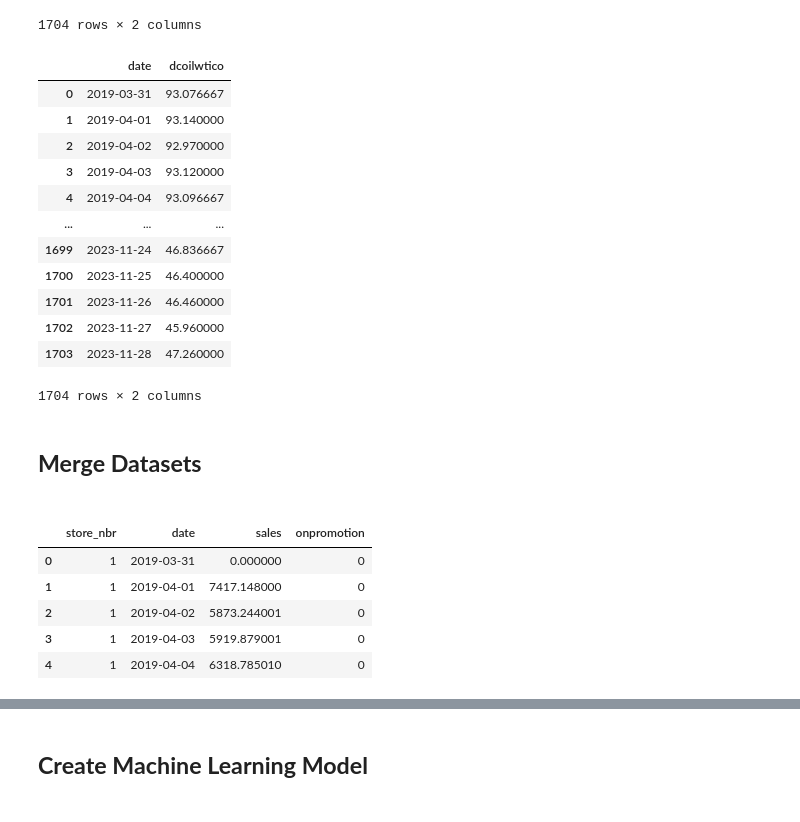
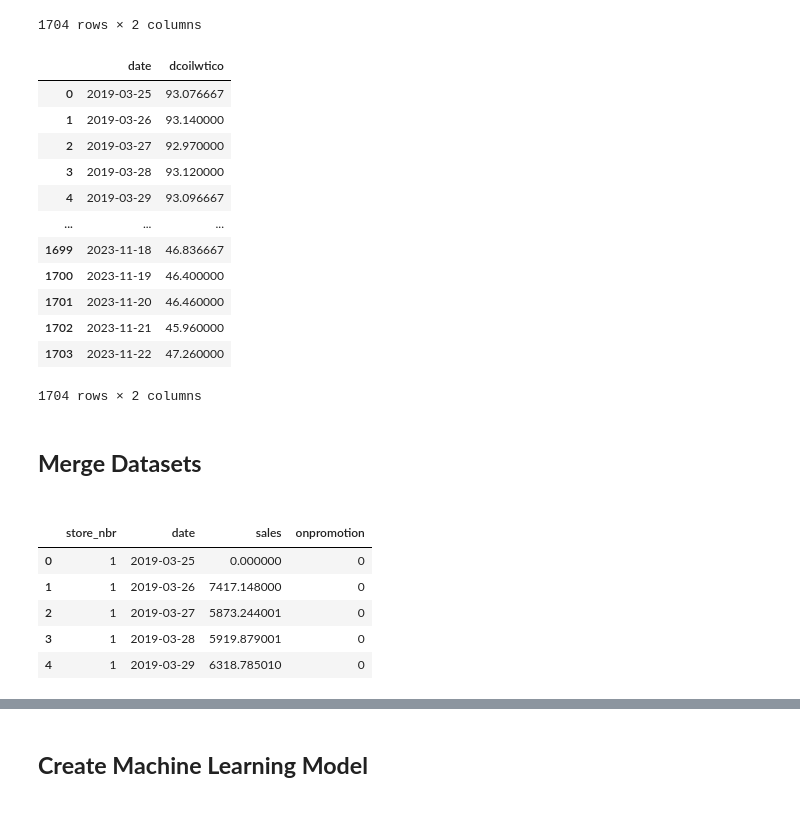
Before and after one commit to rhamdansyahrulm/Store-Sales, a Jupyter notebook: Store_Sales.ipynb, the cells around one changed output, grey strips where cells are left out. Drawn from its saved outputs; the diff is of its cells as text; code cells hidden in the pictures.

```diff
--- a/Store_Sales.ipynb
+++ b/Store_Sales.ipynb
@@ -555,45 +563,45 @@ oil_all_date
 # %%
 # Imputing missing values in the 'dcoilwtico' column using K-Nearest Neighbors regression.
 
 # Extracting training data (non-null 'dcoilwtico' values) for input and target variables.
 x_train = oil_all_date.loc[~oil_all_date['dcoilwtico'].isnull(), 'date'].values.reshape(-1, 1)
 y_train = oil_all_date.loc[~oil_all_date['dcoilwtico'].isnull(), 'dcoilwtico']
 
 # Extracting test data (null 'dcoilwtico' values) for input variables.
 x_test = oil_all_date.loc[oil_all_date['dcoilwtico'].isnull(), 'date'].values.reshape(-1, 1)
 
 # Setting the number of neighbors for K-Nearest Neighbors.
 K = 3
 
 # Creating a K-Nearest Neighbors regressor model and fitting it to the training data.
 model = KNeighborsRegressor(n_neighbors=K)
 model.fit(x_train, y_train)
 
 # Making predictions for missing 'dcoilwtico' values using the trained model.
 predictions = model.predict(x_test)
 
 # Creating a copy of the dataset for imputed values.
 oil_imputed = oil_all_date.copy()
 
 # Imputing missing 'dcoilwtico' values with the predicted values.
 oil_imputed.loc[oil_imputed['dcoilwtico'].isnull(), 'dcoilwtico'] = predictions
 oil_imputed["date"] = pd.to_datetime(oil_imputed["date"])
-oil_imputed["date"] = oil_imputed["date"] + timedelta(days=365*6+90)
+oil_imputed["date"] = oil_imputed["date"] + timedelta(days=365*6+84)
 
 oil_imputed
 # %% [output]
 |  | date | dcoilwtico |
-| 0 | 2019-03-31 | 93.076667 |
-| 1 | 2019-04-01 | 93.140000 |
-| 2 | 2019-04-02 | 92.970000 |
-| 3 | 2019-04-03 | 93.120000 |
-| 4 | 2019-04-04 | 93.096667 |
+| 0 | 2019-03-25 | 93.076667 |
+| 1 | 2019-03-26 | 93.140000 |
+| 2 | 2019-03-27 | 92.970000 |
+| 3 | 2019-03-28 | 93.120000 |
+| 4 | 2019-03-29 | 93.096667 |
 | ... | ... | ... |
-| 1699 | 2023-11-24 | 46.836667 |
-| 1700 | 2023-11-25 | 46.400000 |
-| 1701 | 2023-11-26 | 46.460000 |
-| 1702 | 2023-11-27 | 45.960000 |
-| 1703 | 2023-11-28 | 47.260000 |
+| 1699 | 2023-11-18 | 46.836667 |
+| 1700 | 2023-11-19 | 46.400000 |
+| 1701 | 2023-11-20 | 46.460000 |
+| 1702 | 2023-11-21 | 45.960000 |
+| 1703 | 2023-11-22 | 47.260000 |
 1704 rows × 2 columns
 # %% [markdown]
 <h2><b>Merge Datasets<b><h2>
@@ -602,16 +610,16 @@ oil_imputed
 # Concatenating raw training and test datasets to create a combined dataset.
 raw_combined_dataset = pd.concat([raw_train_dataset, raw_test_dataset], ignore_index=True)
 raw_combined_dataset["date"] = pd.to_datetime(raw_combined_dataset["date"])
-raw_combined_dataset["date"] = raw_combined_dataset["date"] + timedelta(days=365*6+90)
+raw_combined_dataset["date"] = raw_combined_dataset["date"] + timedelta(days=365*6+84)
 raw_combined_dataset = raw_combined_dataset.groupby(['store_nbr', 'date'])[['sales', 'onpromotion']].sum().reset_index()
 raw_combined_dataset.head()
 # %% [output]
 |  | store_nbr | date | sales | onpromotion |
-| 0 | 1 | 2019-03-31 | 0.000000 | 0 |
-| 1 | 1 | 2019-04-01 | 7417.148000 | 0 |
-| 2 | 1 | 2019-04-02 | 5873.244001 | 0 |
-| 3 | 1 | 2019-04-03 | 5919.879001 | 0 |
-| 4 | 1 | 2019-04-04 | 6318.785010 | 0 |
+| 0 | 1 | 2019-03-25 | 0.000000 | 0 |
+| 1 | 1 | 2019-03-26 | 7417.148000 | 0 |
+| 2 | 1 | 2019-03-27 | 5873.244001 | 0 |
+| 3 | 1 | 2019-03-28 | 5919.879001 | 0 |
+| 4 | 1 | 2019-03-29 | 6318.785010 | 0 |
 # %%
 # Merging combined dataset with store information using 'store_nbr' as the common key.
 raw_combined_dataset_stores = raw_combined_dataset.merge(stores, on='store_nbr', how='left')
```
Also changed, not shown: parts of 23 cells of this notebook.
